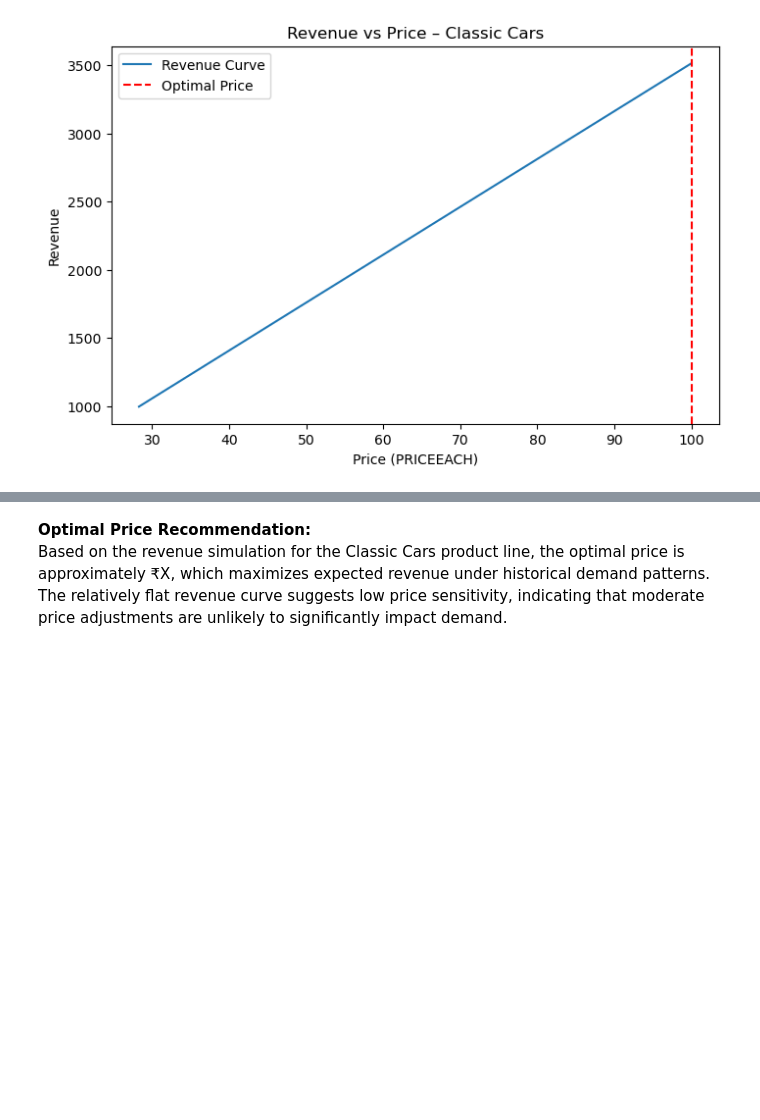
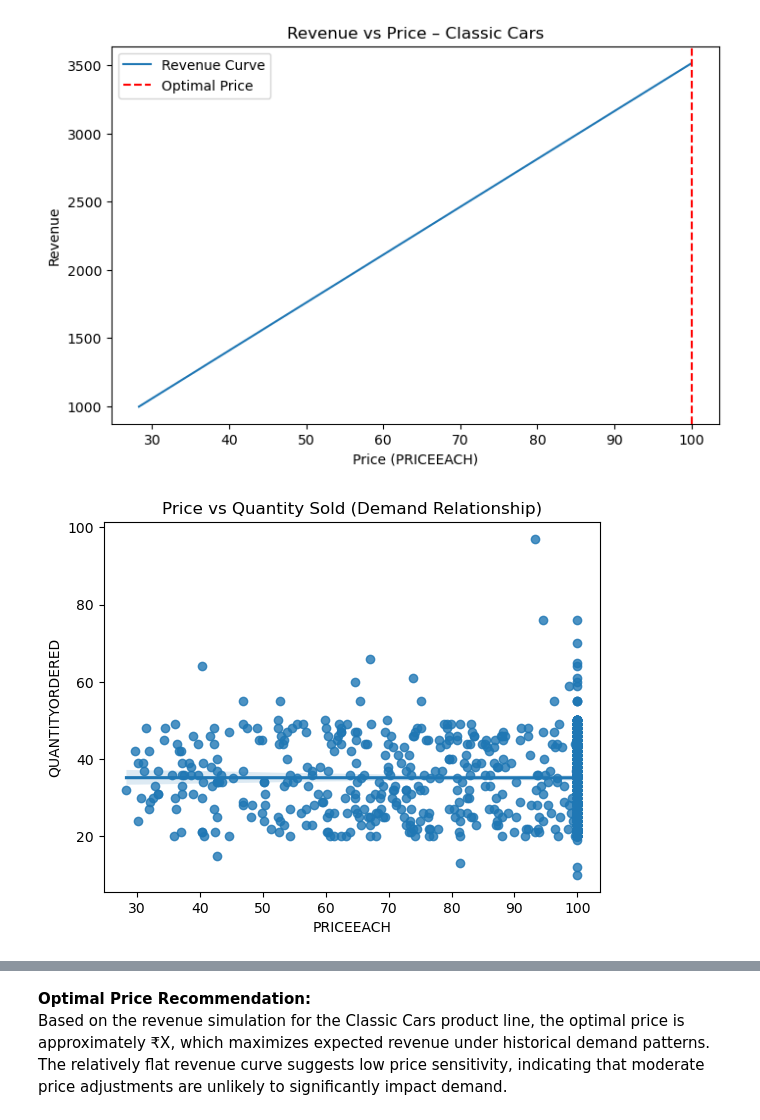
Before and after one commit to Riya2236971/price-optimization-analysis, a Jupyter notebook: price_optimization_analysis_task.ipynb, the cells around one changed output, grey strips where cells are left out. Drawn from its saved outputs; the diff is of its cells as text; code cells hidden in the pictures; blank space fills up the shorter version.

```diff
--- a/price_optimization_analysis_task.ipynb
+++ b/price_optimization_analysis_task.ipynb
@@ -201,3 +261,10 @@ plt.legend()
 plt.show()
 # %% [output]
 [figure]
+# %%
+import seaborn as sns
+sns.regplot(x='PRICEEACH', y='QUANTITYORDERED', data=df_pl)
+plt.title("Price vs Quantity Sold (Demand Relationship)")
+plt.show()
+# %% [output]
+[figure, added]
```
Also changed, not shown: parts of 9 cells of this notebook.
